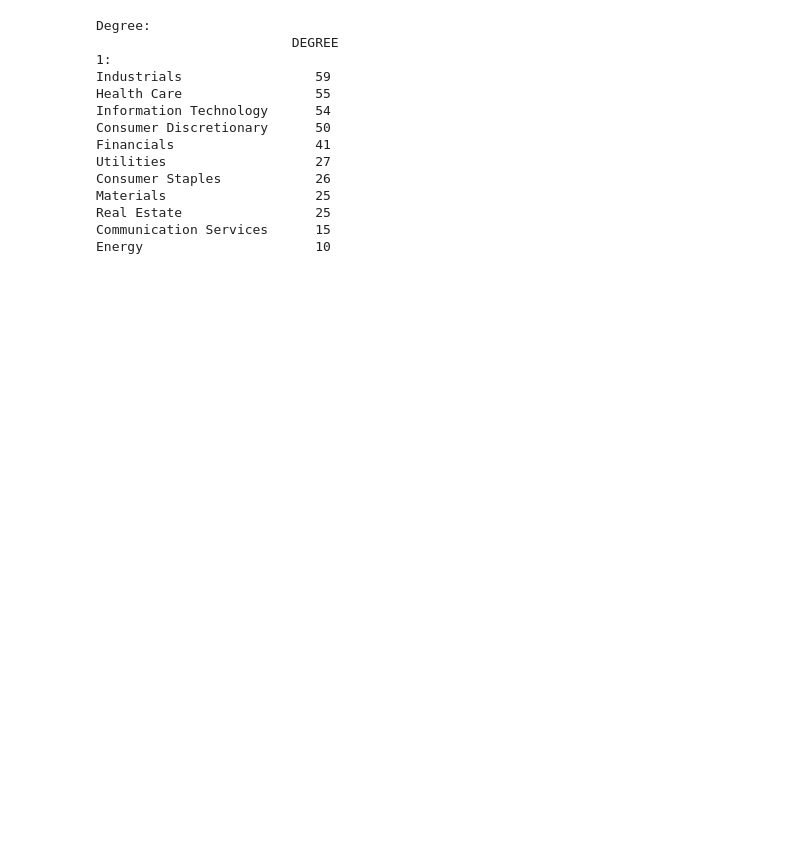
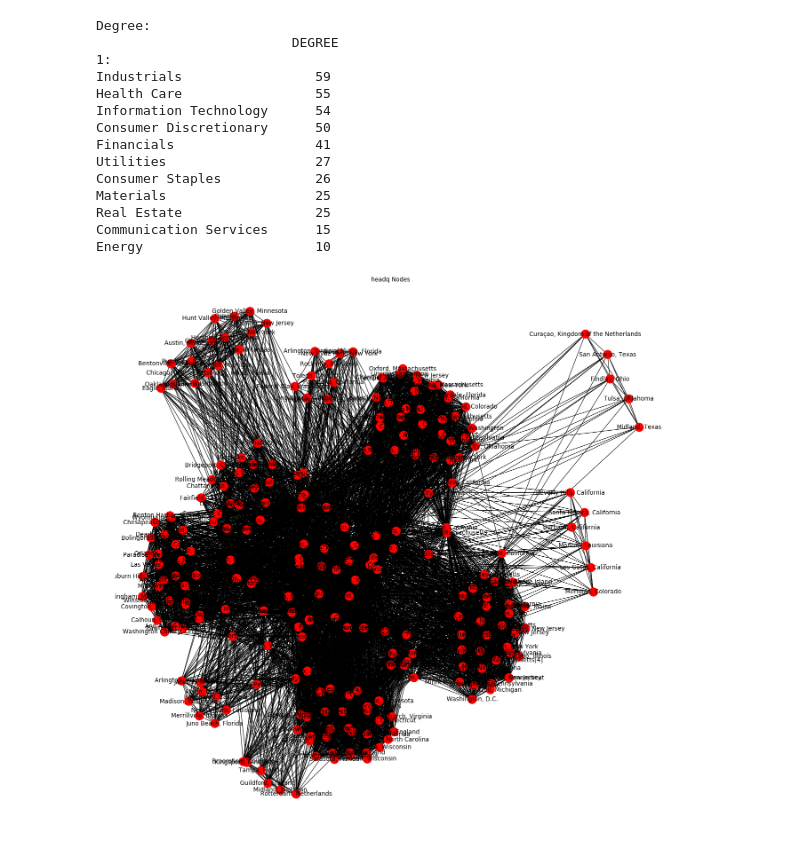
Before and after one commit to akarimhammoud/DATA-620, a Jupyter notebook: Week_6_final project/SP500.ipynb, the cells around one changed output. Saved outputs shown, nothing was run; the diff lists cells and outputs as text; code cells hidden in the pictures; blank space fills up the shorter version.

```diff
--- a/Week_6_final project/SP500.ipynb
+++ b/Week_6_final project/SP500.ipynb
@@ -125,3 +156,23 @@ Materials                   25
 Real Estate                 25
 Communication Services      15
 Energy                      10
+# %%
+from networkx.algorithms import bipartite as bi
+
+# create an affiliation network
+net = bi.weighted_projected_graph(G, headq)
+
+#Visualize entire  network
+pos = nx.spring_layout(net)
+plt.figure(num=None, figsize=(20, 20), dpi=80)
+plt.axis('off')
+fig = plt.figure(1)
+nx.draw_networkx_nodes(net,pos, node_color = 'r')
+nx.draw_networkx_edges(net,pos, node_color = 'r')
+nx.draw_networkx_labels(net,pos)
+plt.title('headq Nodes')
+
+cut = 1.00
+plt.show()
+# %% [output]
+[figure, added]
```
Also changed, not shown: parts of 9 cells of this notebook.
